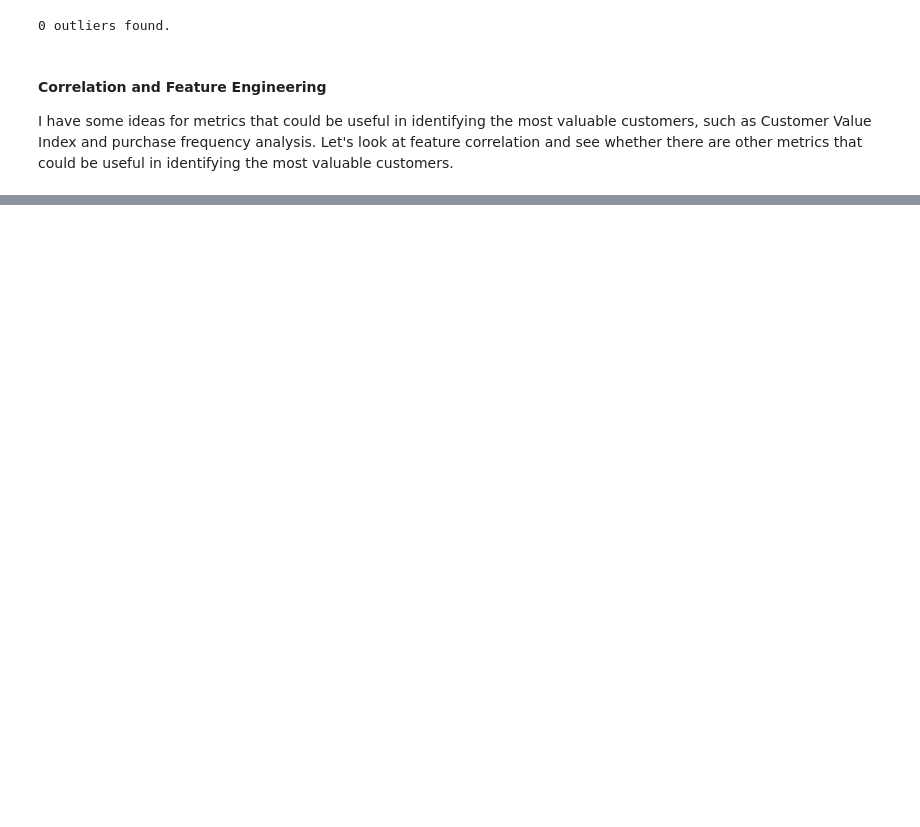
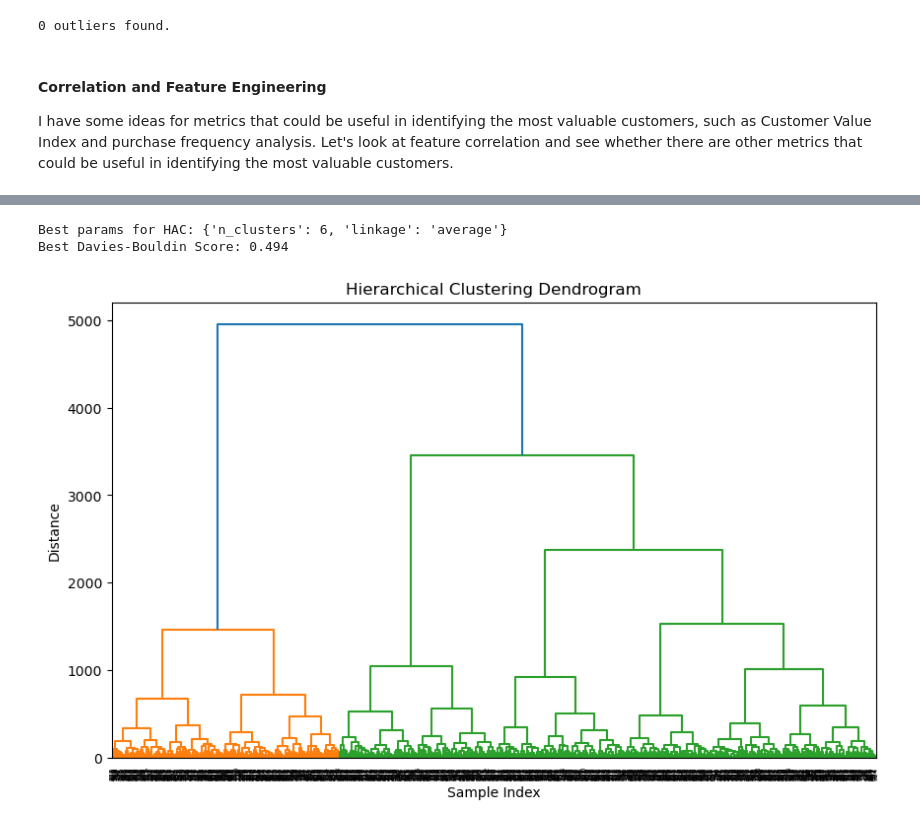
Before and after one commit to tacotuesday/most-valuable-customers, a Jupyter notebook: notebooks/most-valuable-customers.ipynb, the cells around one changed output, grey strips where cells are left out. Cells and saved outputs as stored; diff of their text form; code cells hidden in the pictures; blank space fills up the shorter version.

```diff
--- a/notebooks/most-valuable-customers.ipynb
+++ b/notebooks/most-valuable-customers.ipynb
@@ -436 +503,25 @@ Cluster label with the highest total spend: 1
+# %%
+# Let's see what the hyperparameter tuning function suggests for HAC.
+param_grid_hac = {
+    'n_clusters': [5, 6, 7, 8],
+    'linkage': ['ward', 'complete', 'average', 'single']
+}
+clustering_grid_search(X, 'HAC', param_grid_hac)
+# %% [output]
+Best params for HAC: {'n_clusters': 6, 'linkage': 'average'}
+Best Davies-Bouldin Score: 0.494
+# %%
+# Let's move on to HAC.
+# Let's visualize a dendrogram of the data to get an idea of how many clusters we should aim for with HAC.
+from scipy.cluster import hierarchy
+Z = hierarchy.linkage(X, 'average')
+
+plt.figure(figsize=(10, 6))
+hierarchy.dendrogram(Z)
+plt.title("Hierarchical Clustering Dendrogram")
+plt.xlabel("Sample Index")
+plt.ylabel("Distance")
+plt.show()
+# %% [output]
+[figure, added]
 # %%
```
Also changed, not shown: parts of 25 cells of this notebook.
